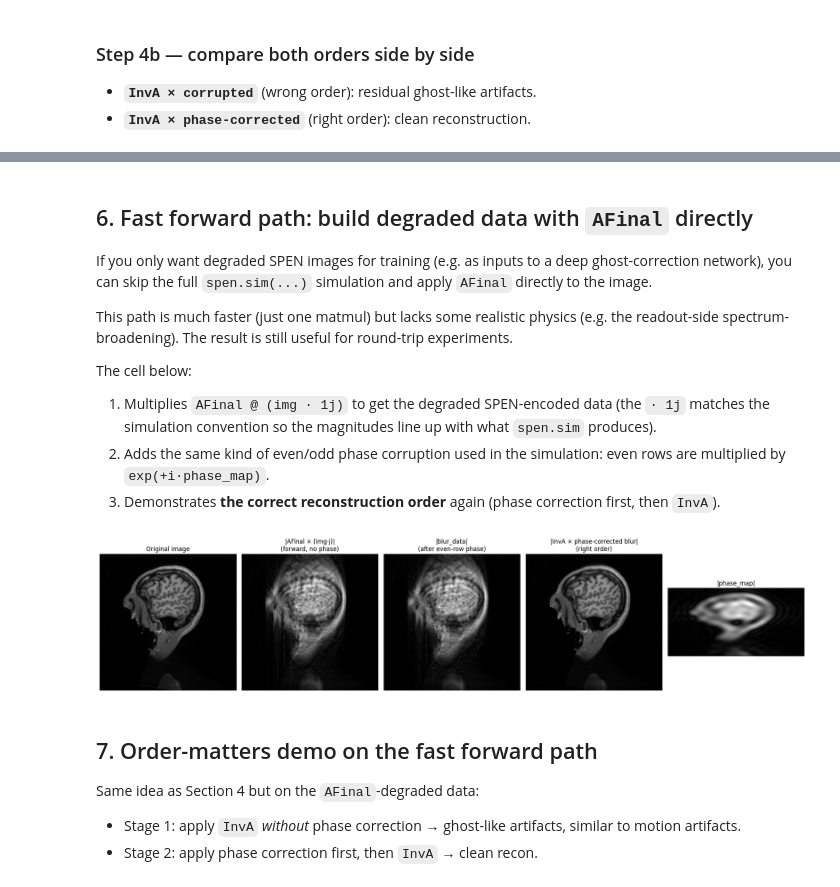
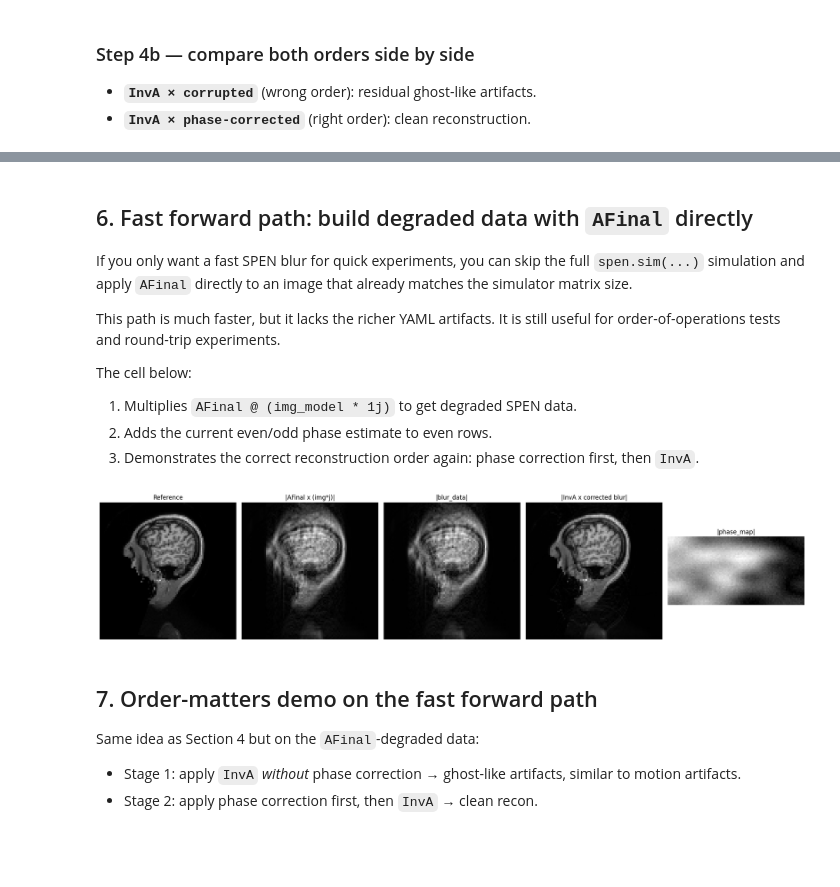
Before and after one commit to txz32102/spenpy, a Jupyter notebook: demo.ipynb, the cells around one changed output, grey strips where cells are left out. Drawn from its saved outputs; the diff is of its cells as text; code cells hidden in the pictures; blank space fills up the shorter version.

```diff
--- a/demo.ipynb
+++ b/demo.ipynb
@@ -38,7 +60,7 @@ We use `spenpy/data/brain.png` and keep just the first channel (grayscale).
 This image plays the role of the spin density that the SPEN sequence
 will encode.
 # %%
-path = "spenpy/data/brain.png"
+path = SPENPY_REPO / "spenpy/data/brain.png"
 img = Image.open(path)
 to_tensor = T.ToTensor()
 img = to_tensor(img)[0]  # grayscale, take the first channel
@@ -144,16 +203,16 @@ recon_right_order = torch.matmul(InvA, corrupted_phase_corrected)   # phase corr
 
 fig, axs = plt.subplots(1, 5, figsize=(20, 4.4))
 
-axs[0].imshow(img.numpy(), cmap='gray');                          axs[0].set_title("Original image")
-axs[1].imshow(torch.abs(corrupted_data)[0].numpy(), cmap='gray'); axs[1].set_title("|corrupted_data|")
-axs[2].imshow(torch.abs(recon_wrong_order)[0].numpy(), cmap='gray');
-axs[2].set_title("InvA × corrupted\n(wrong order: ghosts)")
-axs[3].imshow(torch.abs(recon_right_order)[0].numpy(), cmap='gray');
-axs[3].set_title("InvA × phase-corrected\n(right order)")
-axs[4].imshow(phase_map[0].numpy(), cmap='twilight');             axs[4].set_title("phase_map (rad)")
+axs[0].imshow(img_recon_ref.numpy(), cmap="gray");                  axs[0].set_title("Reference")
+axs[1].imshow(torch.abs(corrupted_data)[0].numpy(), cmap="gray");  axs[1].set_title("|corrupted_data|")
+axs[2].imshow(torch.abs(recon_wrong_order)[0].numpy(), cmap="gray");
+axs[2].set_title("InvA x corrupted (wrong order)")
+axs[3].imshow(torch.abs(recon_right_order)[0].numpy(), cmap="gray");
+axs[3].set_title("InvA x phase-corrected (right order)")
+axs[4].imshow(phase_map[0].numpy(), cmap="twilight");              axs[4].set_title("phase estimate")
 
 for ax in axs:
-    ax.axis('off')
+    ax.axis("off")
 plt.tight_layout()
 plt.show()
 # %% [output]
@@ -233,50 +280,46 @@ plt.show()
 # %% [markdown]
 ## 6. Fast forward path: build degraded data with `AFinal` directly
 
-If you only want degraded SPEN images for training (e.g. as inputs to a
-deep ghost-correction network), you can skip the full
-`spen.sim(...)` simulation and apply `AFinal` directly to the image.
+If you only want a fast SPEN blur for quick experiments, you can skip the
+full `spen.sim(...)` simulation and apply `AFinal` directly to an image
+that already matches the simulator matrix size.
 
-This path is much faster (just one matmul) but lacks some realistic
-physics (e.g. the readout-side spectrum-broadening). The result is
-still useful for round-trip experiments.
+This path is much faster, but it lacks the richer YAML artifacts. It is
+still useful for order-of-operations tests and round-trip experiments.
 
 The cell below:
 
-1. Multiplies `AFinal @ (img · 1j)` to get the degraded SPEN-encoded
-   data (the `· 1j` matches the simulation convention so the magnitudes
-   line up with what `spen.sim` produces).
-2. Adds the same kind of even/odd phase corruption used in the
-   simulation: even rows are multiplied by `exp(+i·phase_map)`.
-3. Demonstrates **the correct reconstruction order** again (phase
-   correction first, then `InvA`).
+1. Multiplies `AFinal @ (img_model * 1j)` to get degraded SPEN data.
+2. Adds the current even/odd phase estimate to even rows.
+3. Demonstrates the correct reconstruction order again: phase correction
+   first, then `InvA`.
 # %%
-# Step 1: forward degradation
-degraded_data = torch.matmul(AFinal, img.unsqueeze(0) * 1j)
+# Step 1: forward degradation. img_model is the 96x96 resized reference.
+degraded_data = torch.matmul(AFinal, img_model.unsqueeze(0) * 1j)
 
-# Step 2: inject even/odd phase corruption
+# Step 2: inject even/odd phase corruption.
 blur_data = degraded_data.clone()
 blur_data[:, 1::2, :] = degraded_data[:, 1::2, :] * torch.exp(1j * phase_map)
 
-# Step 3: correct phase first, then apply InvA  (right order)
+# Step 3: correct phase first, then apply InvA.
 corr_data = blur_data.clone()
 corr_data[:, 1::2, :] = corr_data[:, 1::2, :] * torch.exp(-1j * phase_map)
 recon = torch.matmul(InvA, corr_data)
 
 fig, axs = plt.subplots(1, 5, figsize=(20, 4.4))
 
-axs[0].imshow(img.numpy(), cmap='gray');                              axs[0].set_title("Original image")
-axs[1].imshow(degraded_data[0].abs().numpy(), cmap='gray');           axs[1].set_title("|AFinal × (img·j)|\n(forward, no phase)")
-axs[2].imshow(blur_data[0].abs().numpy(), cmap='gray');               axs[2].set_title("|blur_data|\n(after even-row phase)")
-axs[3].imshow(recon[0].abs().numpy(), cmap='gray');                   axs[3].set_title("|InvA × phase-corrected blur|\n(right order)")
-axs[4].imshow(phase_map[0].abs().numpy(), cmap='gray');               axs[4].set_title("|phase_map|")
+axs[0].imshow(img_recon_ref.numpy(), cmap="gray");                 axs[0].set_title("Reference")
+axs[1].imshow(degraded_data[0].abs().numpy(), cmap="gray");        axs[1].set_title("|AFinal x (img*j)|")
+axs[2].imshow(blur_data[0].abs().numpy(), cmap="gray");            axs[2].set_title("|blur_data|")
+axs[3].imshow(recon[0].abs().numpy(), cmap="gray");                axs[3].set_title("|InvA x corrected blur|")
+axs[4].imshow(phase_map[0].abs().numpy(), cmap="gray");            axs[4].set_title("|phase_map|")
 
 for ax in axs:
-    ax.axis('off')
+    ax.axis("off")
 plt.tight_layout()
 plt.show()
 # %% [output]
-[figure, old version]
+[figure, new version]
 # %% [markdown]
 ## 7. Order-matters demo on the fast forward path
 
```
Also changed, not shown: parts of 13 cells of this notebook, 16 other files.
